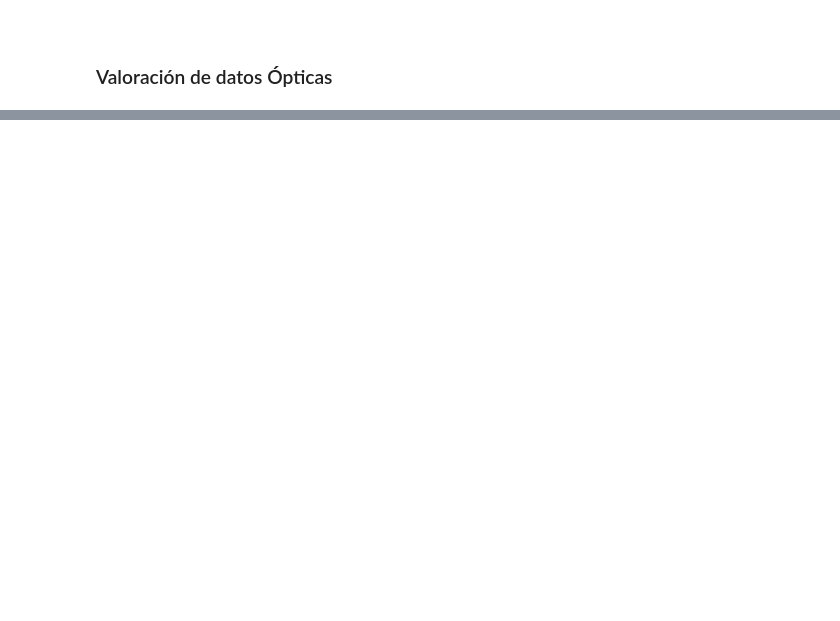
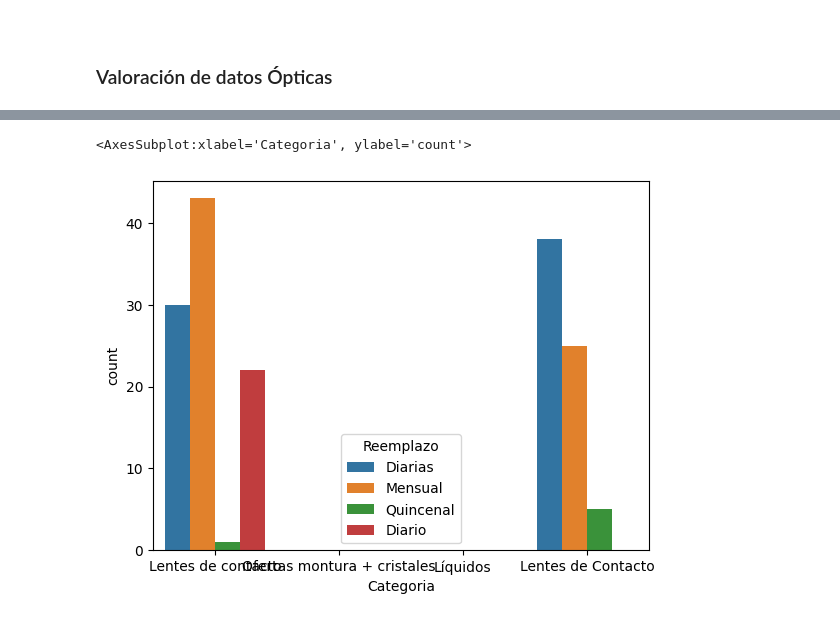
Before and after one commit to Kuja182/Data-Science-PortFolio, a Jupyter notebook: analisis_miopia_EEUU.ipynb, the cells around one changed output, grey strips where cells are left out. Cells and saved outputs as stored; diff of their text form; code cells hidden in the pictures; blank space fills up the shorter version.

```diff
--- a/analisis_miopia_EEUU.ipynb
+++ b/analisis_miopia_EEUU.ipynb
@@ -292,2 +289,2 @@ myopia_data.groupby("STUDYYEAR")["MYOPIC"].head().count()
 # %%
-opt_prod = pd.read_csv("./Data/todo_conc_opticas.csv")
+opt_prod = pd.read_csv("./Data/Data_main/todo_conc_opticas.csv",index_col=0)
@@ -295,0 +316,5 @@ FileNotFoundError: [Errno 2] No such file or directory: './Data/todo_conc_optica
+# %%
+sns.countplot(data=opt_prod, x=opt_prod["Categoria"],hue=opt_prod["Reemplazo"])
+# %% [output]
+<AxesSubplot:xlabel='Categoria', ylabel='count'>
+[figure, added]
```
Also changed, not shown: parts of 13 cells of this notebook, 5 other files.
